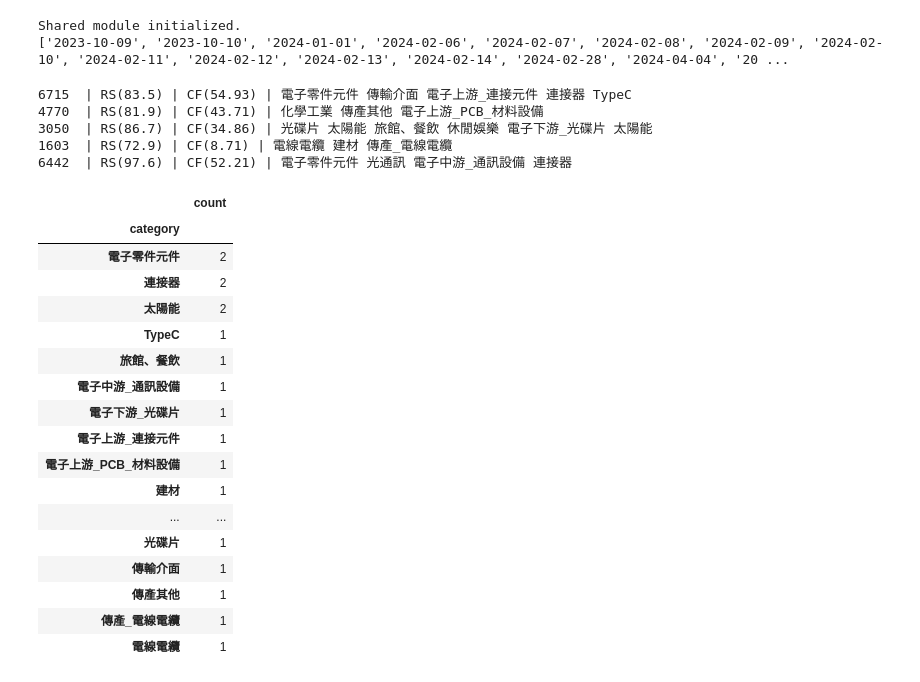
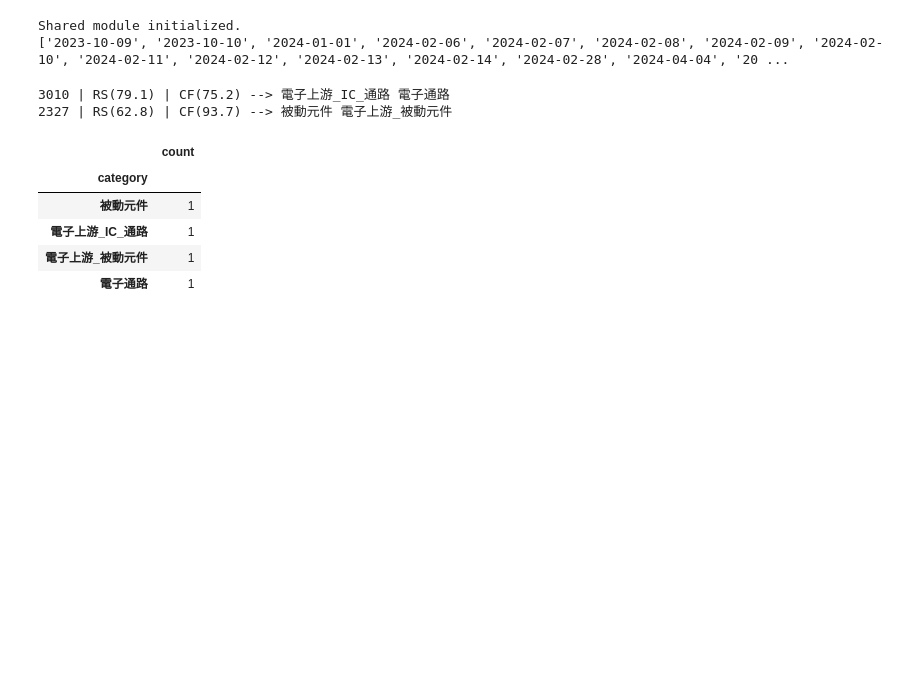
Before and after one commit to johnnyliao0325/Stock_RS_Strategy_Manager, a Jupyter notebook: Stock_RS_rate_analysis/industry category.ipynb, the cells around one changed output. Drawn from its saved outputs; the diff is of its cells as text; code cells hidden in the pictures; blank space fills up the shorter version.

```diff
--- a/Stock_RS_rate_analysis/industry category.ipynb
+++ b/Stock_RS_rate_analysis/industry category.ipynb
@@ -118,65 +195,53 @@ show_diff('設備儀器廠商', '設備儀器廠商')
 # %%
 #看個股產業
-individual = '6715 4770 3050 1603 6442'.split(' ')
-to_watch = individual
-##########################
+individual = '3010 2327'.split(' ')
+
 alist = []
 industry_category_df = []
 show = True
 
+CF_df = rschoose_df.sort_values(by='busness volume(億)', ascending=False)
+CF_df = CF_df.reset_index(drop=True)
+CF_df['CF'] = [round(100-(i/14), 1) for i in CF_df.index.values]
 
-CF_df = rschoose_df
-CF_df['CF'] = [round(100-(i/14), 1) for i in CF_df.index.values]
+CF_top = CF_df.iloc[:20]['ID'].astype(str).values
+
+to_watch = individual
 
 for id in to_watch:
     stock_ind = []
-    stock_ind.append(rschoose_df.loc[rschoose_df['ID'].astype(str) == id, 'ES250rate'].values[0])
+    stock_ind.append(CF_df.loc[CF_df['ID'].astype(str) == id, 'ES250rate'].values[0])
     stock_ind.append(CF_df.loc[CF_df['ID'].astype(str) == id, 'CF'].values[0])
     for col in industry_df.columns.values:
         if id in industry_df[col].values:
             stock_ind.append(col)
     for col in group_df.columns.values:
         if id in group_df[col].values:
             stock_ind.append(col)
-    for col in concept_df.columns.values:
-        if id in concept_df[col].values:
-            stock_ind.append(col)
+    # for col in concept_df.columns.values:
+    #     if id in concept_df[col].values:
+    #         stock_ind.append(col)
     alist.append((id,stock_ind))
 
 for ind in alist:
     if show:
         print(ind[0], f'| RS({ind[1][0]}) | CF({ind[1][1]})', '-->', end=' ')
-    for i in ind[1][2:]:
+    for i in set(ind[1][2:]):
         if show:
             print(i, end=' ')
         industry_category_df.append([ind[0], i])
     print('')
 industry_category_df = pd.DataFrame(industry_category_df,columns=['ID', 'category'])
 industry_category_df['count'] = 1
 industry_category_df = industry_category_df.groupby('category').sum()
 count_df = industry_category_df.sort_values(by='count', ascending=False)
-display.display(count_df)
+display.display(count_df.iloc[:20])
 # %% [output]
-6715  | RS(83.5) | CF(54.93) | 電子零件元件 傳輸介面 電子上游_連接元件 連接器 TypeC
-4770  | RS(81.9) | CF(43.71) | 化學工業 傳產其他 電子上游_PCB_材料設備
-3050  | RS(86.7) | CF(34.86) | 光碟片 太陽能 旅館、餐飲 休閒娛樂 電子下游_光碟片 太陽能
-1603  | RS(72.9) | CF(8.71) | 電線電纜 建材 傳產_電線電纜
-6442  | RS(97.6) | CF(52.21) | 電子零件元件 光通訊 電子中游_通訊設備 連接器
+3010 | RS(79.1) | CF(75.2) --> 電子上游_IC_通路 電子通路
+2327 | RS(62.8) | CF(93.7) --> 被動元件 電子上游_被動元件
 |  | count |
 | category |  |
-| 電子零件元件 | 2 |
-| 連接器 | 2 |
-| 太陽能 | 2 |
-| TypeC | 1 |
-| 旅館、餐飲 | 1 |
-| 電子中游_通訊設備 | 1 |
-| 電子下游_光碟片 | 1 |
-| 電子上游_連接元件 | 1 |
-| 電子上游_PCB_材料設備 | 1 |
-| 建材 | 1 |
-| ... | ... |
-| 光碟片 | 1 |
-| 傳輸介面 | 1 |
-| 傳產其他 | 1 |
-| 傳產_電線電纜 | 1 |
-| 電線電纜 | 1 |
+| 被動元件 | 1 |
+| 電子上游_IC_通路 | 1 |
+| 電子上游_被動元件 | 1 |
+| 電子通路 | 1 |
```
Also changed, not shown: parts of 5 cells of this notebook, 5 other files.
